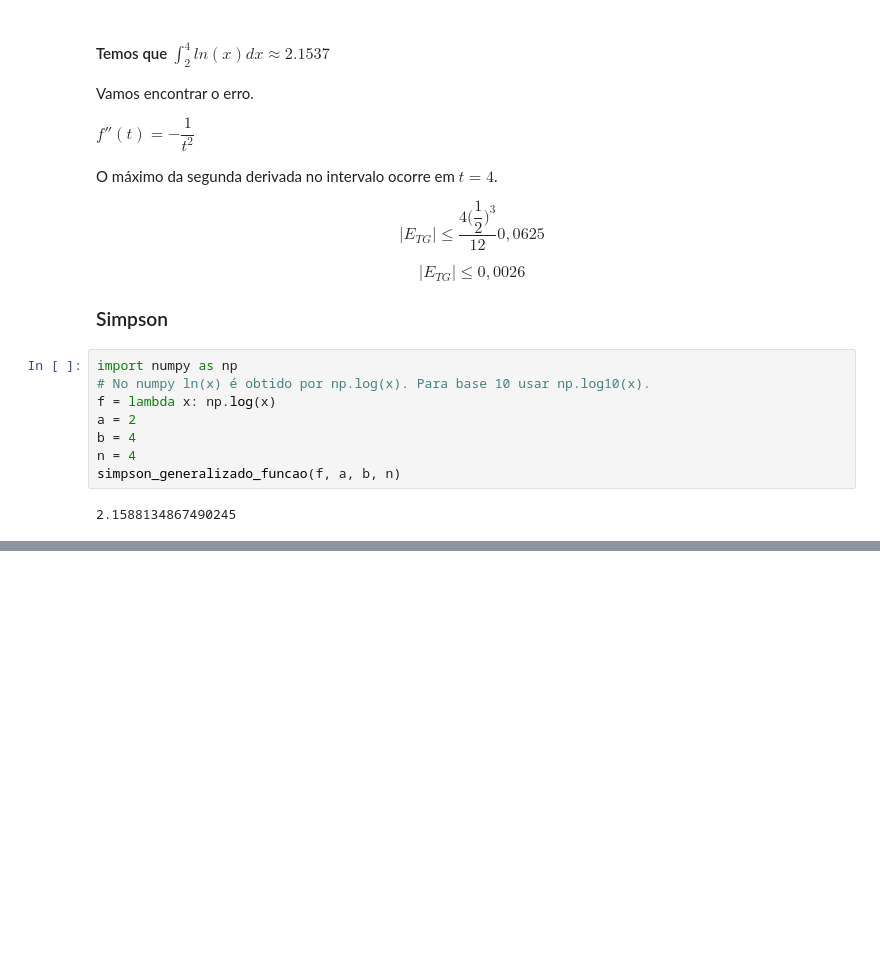
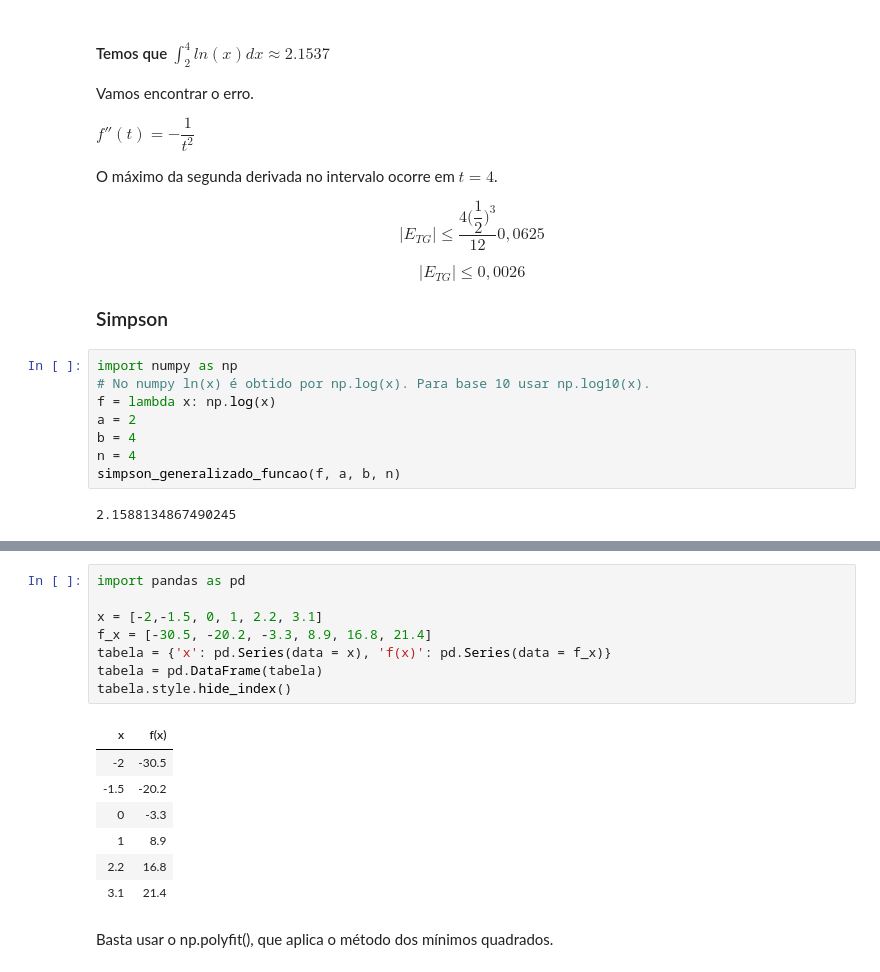
Before and after one commit to edumangabeira/AulasENCE, a Jupyter notebook: Lista1_Parte2_Calc3.ipynb, the cells around one changed output, grey strips where cells are left out. Drawn from its saved outputs; the diff is of its cells as text; blank space fills up the shorter version.

```diff
--- a/Lista1_Parte2_Calc3.ipynb
+++ b/Lista1_Parte2_Calc3.ipynb
@@ -917,0 +1005,18 @@ Mínimos Quadrados. A função de interpolação do numpy adota esse método.
+# %%
+import pandas as pd
+
+x = [-2,-1.5, 0, 1, 2.2, 3.1]
+f_x = [-30.5, -20.2, -3.3, 8.9, 16.8, 21.4]
+tabela = {'x': pd.Series(data = x), 'f(x)': pd.Series(data = f_x)}
+tabela = pd.DataFrame(tabela)
+tabela.style.hide_index()
+# %% [output]
+| x | f(x) |
+| -2 | -30.5 |
+| -1.5 | -20.2 |
+| 0 | -3.3 |
+| 1 | 8.9 |
+| 2.2 | 16.8 |
+| 3.1 | 21.4 |
+# %% [markdown]
+Basta usar o np.polyfit(), que aplica o método dos mínimos quadrados.
```
Also changed, not shown: parts of 24 cells of this notebook.
